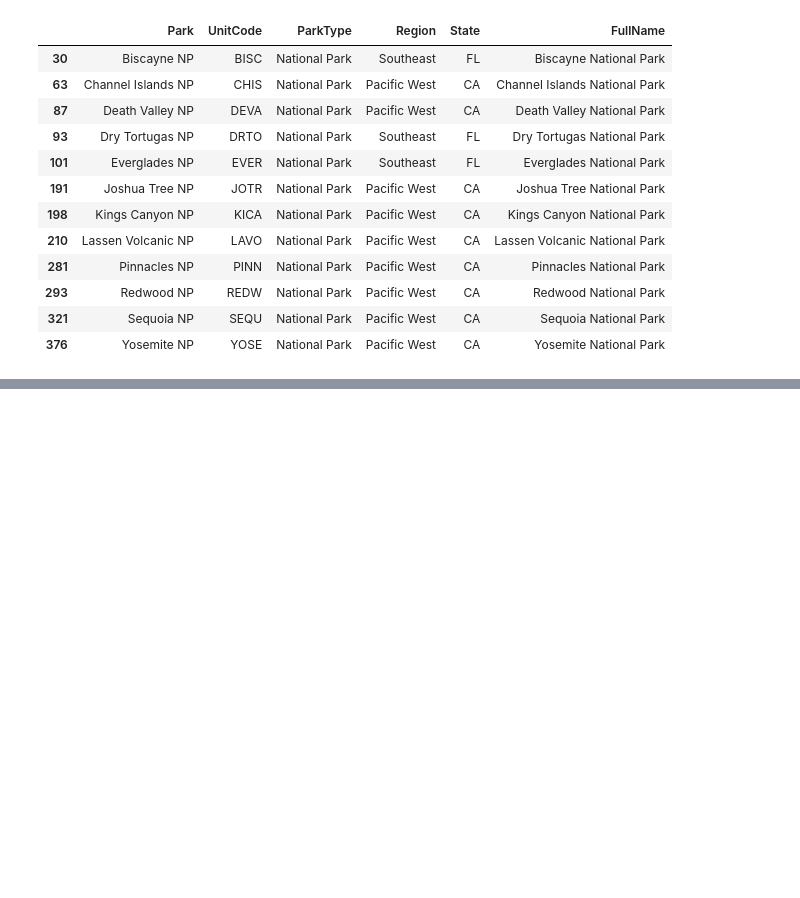
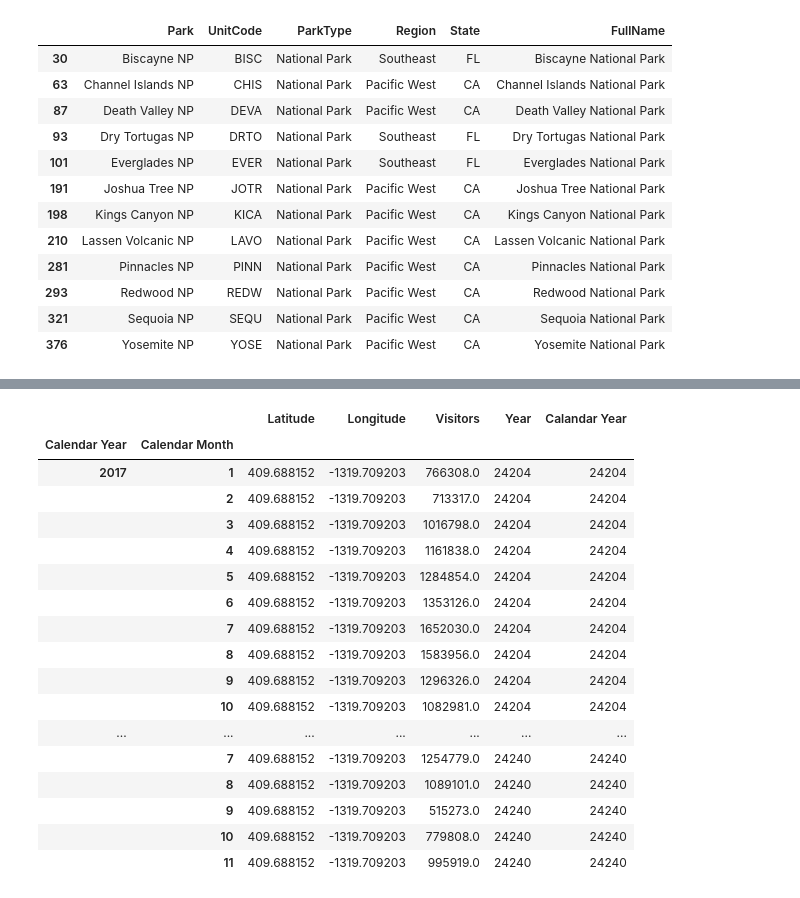
Before and after one commit to missymeyer/ProjectOne, a Jupyter notebook: Starter.ipynb, the cells around one changed output, grey strips where cells are left out. Cells and saved outputs as stored; diff of their text form; code cells hidden in the pictures; blank space fills up the shorter version.

Commit message:
grouping and whatnot

```diff
--- a/Starter.ipynb
+++ b/Starter.ipynb
@@ -137,0 +141,26 @@ focus_parks.head()
+# %%
+# Split up our data into groups based upon 'bikeid' and 'gender'
+year_groups = park_data.groupby(['Calendar Year','Calendar Month'])
+
+# Create a new variable that holds the sum of our groups
+sum_it_up = year_groups.sum()
+sum_it_up.head(50)
+# %% [output]
+|  |  | Latitude | Longitude | Visitors | Year | Calandar Year |
+| Calendar Year | Calendar Month |  |  |  |  |  |
+| 2017 | 1 | 409.688152 | -1319.709203 | 766308.0 | 24204 | 24204 |
+|  | 2 | 409.688152 | -1319.709203 | 713317.0 | 24204 | 24204 |
+|  | 3 | 409.688152 | -1319.709203 | 1016798.0 | 24204 | 24204 |
+|  | 4 | 409.688152 | -1319.709203 | 1161838.0 | 24204 | 24204 |
+|  | 5 | 409.688152 | -1319.709203 | 1284854.0 | 24204 | 24204 |
+|  | 6 | 409.688152 | -1319.709203 | 1353126.0 | 24204 | 24204 |
+|  | 7 | 409.688152 | -1319.709203 | 1652030.0 | 24204 | 24204 |
+|  | 8 | 409.688152 | -1319.709203 | 1583956.0 | 24204 | 24204 |
+|  | 9 | 409.688152 | -1319.709203 | 1296326.0 | 24204 | 24204 |
+|  | 10 | 409.688152 | -1319.709203 | 1082981.0 | 24204 | 24204 |
+| ... | ... | ... | ... | ... | ... | ... |
+|  | 7 | 409.688152 | -1319.709203 | 1254779.0 | 24240 | 24240 |
+|  | 8 | 409.688152 | -1319.709203 | 1089101.0 | 24240 | 24240 |
+|  | 9 | 409.688152 | -1319.709203 | 515273.0 | 24240 | 24240 |
+|  | 10 | 409.688152 | -1319.709203 | 779808.0 | 24240 | 24240 |
+|  | 11 | 409.688152 | -1319.709203 | 995919.0 | 24240 | 24240 |
```
Also changed, not shown: parts of 10 cells of this notebook, 1 other file.
